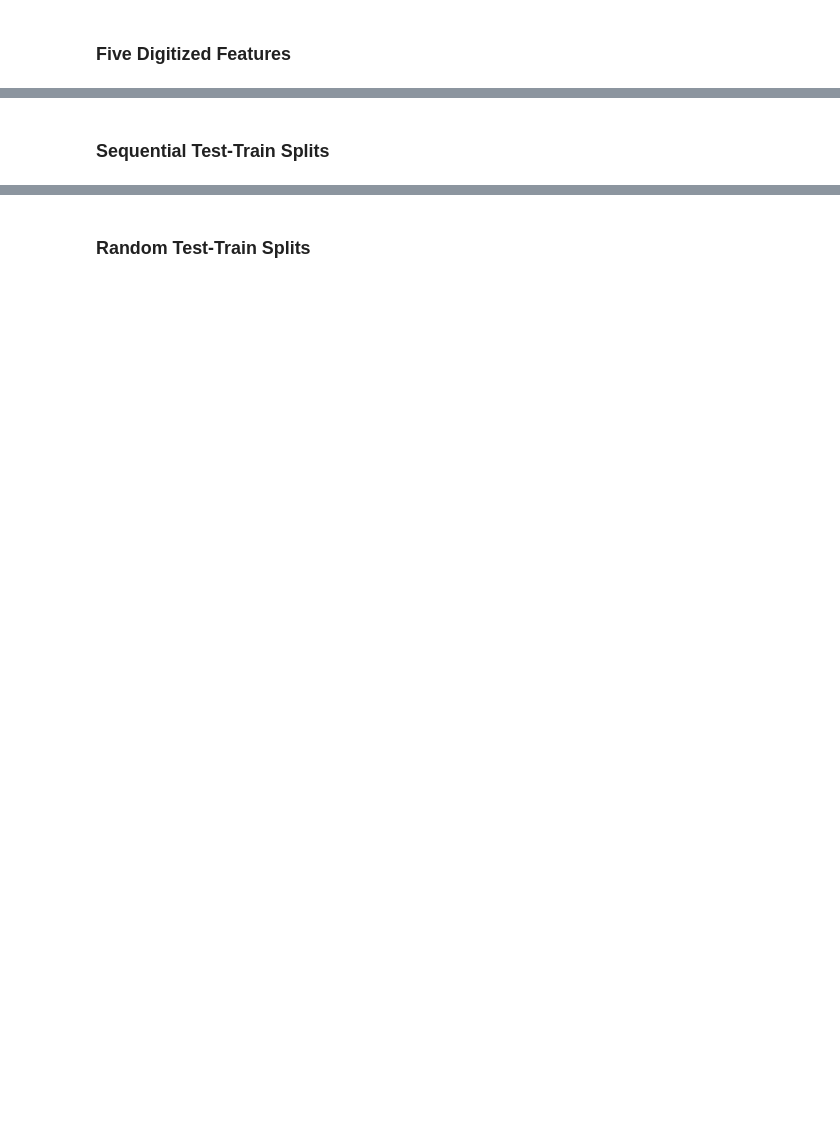
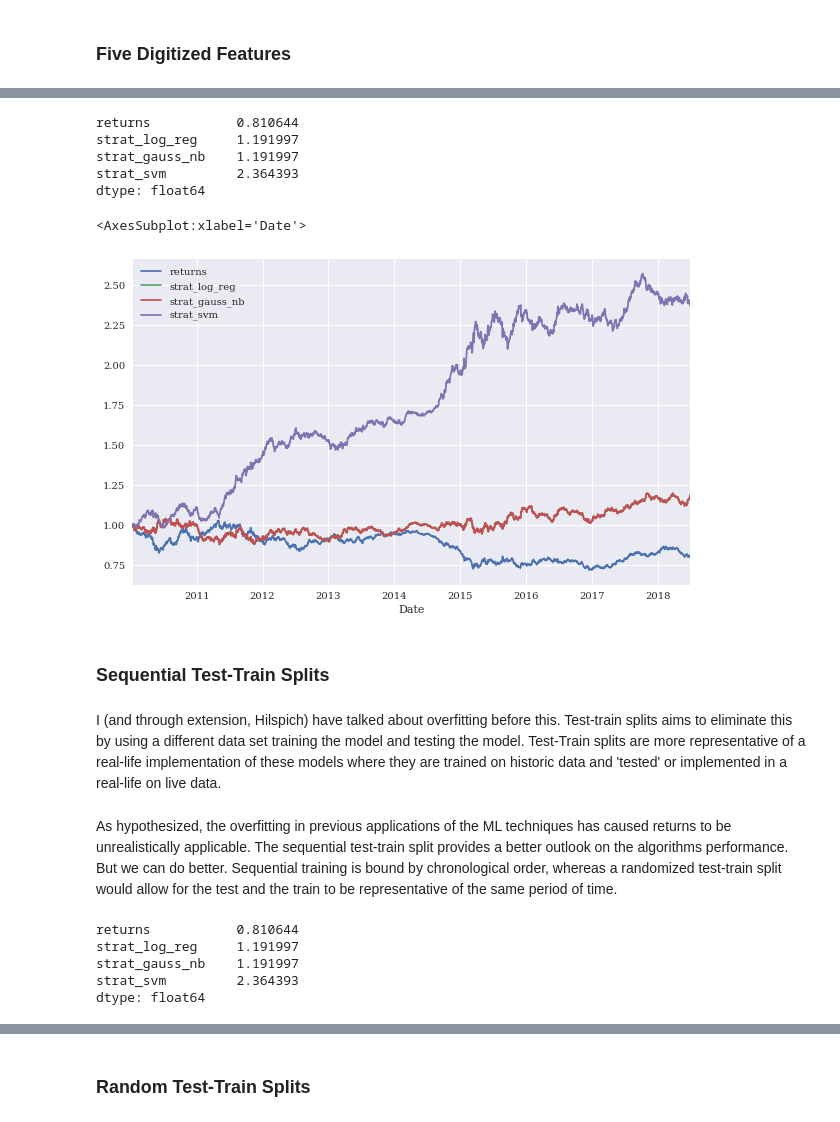
Before and after one commit to JoesUsername98/Quant_Portfolio, a Jupyter notebook: Backtesting.ipynb, the cells around one changed output, grey strips where cells are left out. Saved outputs shown, nothing was run; the diff lists cells and outputs as text; code cells hidden in the pictures; blank space fills up the shorter version.

```diff
--- a/Backtesting.ipynb
+++ b/Backtesting.ipynb
@@ -484,0 +572,2 @@ data[['returns','strat_freq']].cumsum().apply(np.exp).plot(figsize=(10,6))
+# %%
+fit_models(data)
@@ -485,2 +578,15 @@ data[['returns','strat_freq']].cumsum().apply(np.exp).plot(figsize=(10,6))
+# %%
+data[sel].sum().apply(np.exp)
+# %% [output]
+returns           0.810644
+strat_log_reg     1.191997
+strat_gauss_nb    1.191997
+strat_svm         2.364393
+dtype: float64
+# %%
+data[sel].cumsum().apply(np.exp).plot(figsize=(10,6))
+# %% [output]
+<AxesSubplot:xlabel='Date'>
+[figure, added]
 # %% [markdown]
 ### Sequential Test-Train Splits
@@ -488,0 +593,2 @@ data[['returns','strat_freq']].cumsum().apply(np.exp).plot(figsize=(10,6))
+# %% [markdown]
+I (and through extension, Hilspich) have talked about overfitting before this. Test-train splits aims to eliminate this by using a different data set training the model and testing the model. Test-Train splits are more representative of a real-life implementation of these models where they are trained on historic data and 'tested' or implemented in a real-life on live data.
@@ -488,0 +607,10 @@ data[['returns','strat_freq']].cumsum().apply(np.exp).plot(figsize=(10,6))
+# %% [markdown]
+As hypothesized, the overfitting in previous applications of the ML techniques has caused returns to be unrealistically applicable. The sequential test-train split provides a better outlook on the algorithms performance. But we can do better. Sequential training is bound by chronological order, whereas a randomized test-train split would allow for the test and the train to be representative of the same period of time.
+# %%
+data[sel].sum().apply(np.exp)
+# %% [output]
+returns           0.810644
+strat_log_reg     1.191997
+strat_gauss_nb    1.191997
+strat_svm         2.364393
+dtype: float64
```
Also changed, not shown: parts of 72 cells of this notebook.
